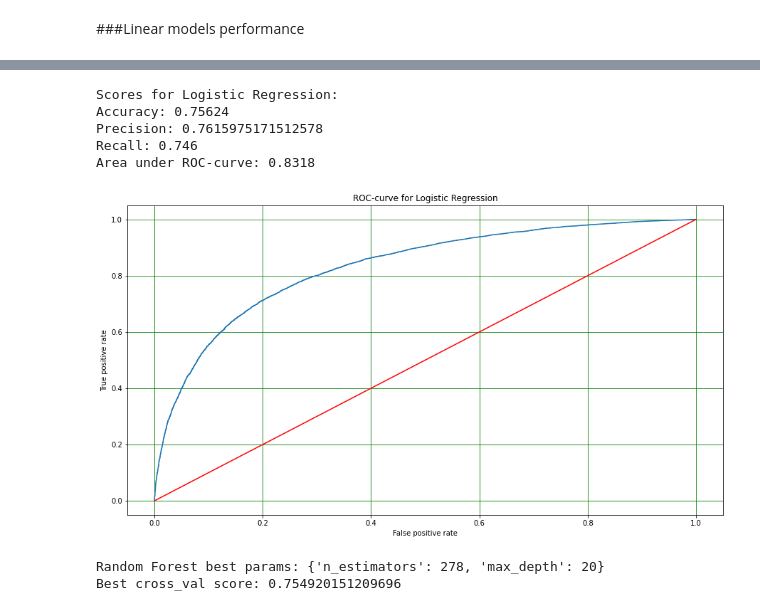
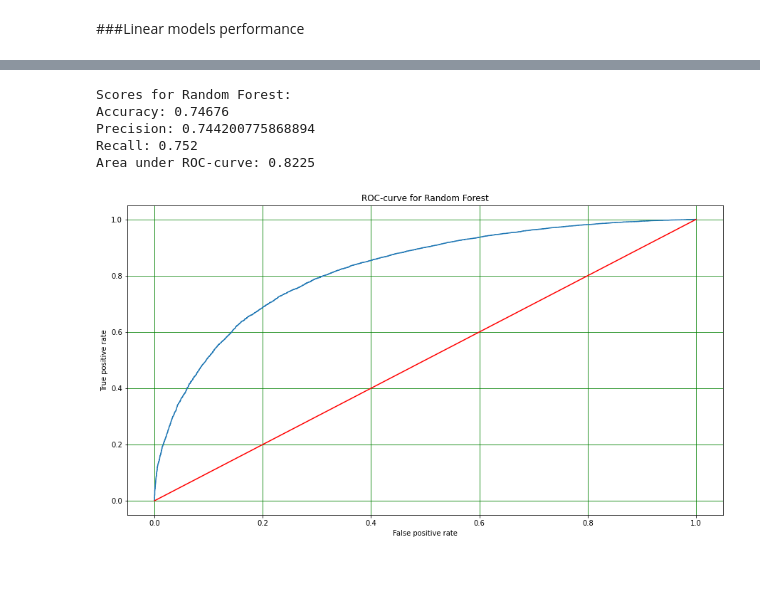
Before and after one commit to ShaAndrey/Course_project, a Jupyter notebook: Report.ipynb, the cells around one changed output, grey strips where cells are left out. Drawn from its saved outputs; the diff is of its cells as text; code cells hidden in the pictures; blank space fills up the shorter version.

```diff
--- a/Report.ipynb
+++ b/Report.ipynb
@@ -129,16 +145,19 @@ from sklearn.metrics import accuracy_score, precision_score, recall_score, roc_c
 from sklearn.model_selection import cross_val_score, RandomizedSearchCV
 # %%
 class EstimatorChecker():
-    def __init__(self, estimator, method_name, X_train, Y_train, X_test, Y_test):
+    def __init__(self, estimator, method_name, X_train, Y_train, X_test, Y_test, verbose=0):
         self.estimator = estimator
         self.method_name = method_name
         self.X_train = X_train
         self.Y_train = Y_train
         self.X_test = X_test
         self.Y_test = Y_test
+        self.verbose = verbose
 
     def fit_to_best_params(self, param_grid):
-        self.searcher = RandomizedSearchCV(self.estimator, param_grid, n_iter=10, cv=3)
+        self.searcher = RandomizedSearchCV(self.estimator, param_grid,
+                                           n_iter=5, cv=3,
+                                           random_state=RANDOM_STATE, verbose=self.verbose)
         self.searcher.fit(self.X_train, self.Y_train)
 
         self.estimator.set_params(**self.searcher.best_params_)
@@ -153,10 +172,15 @@ class EstimatorChecker():
         return self.Y_pred
 
     def print_scores(self):
+        self.scores = [accuracy_score(self.Y_test, self.Y_pred),
+                       precision_score(self.Y_test, self.Y_pred),
+                       recall_score(self.Y_test, self.Y_pred)]
+
         print('Scores for {}:'.format(self.method_name))
-        print('Accuracy: {}'.format(accuracy_score(self.Y_test, self.Y_pred)))
-        print('Precision: {}'.format(precision_score(self.Y_test, self.Y_pred)))
-        print('Recall: {}'.format(recall_score(self.Y_test, self.Y_pred)))
+        print('Accuracy: {}'.format(self.scores[0]))
+        print('Precision: {}'.format(self.scores[1]))
+        print('Recall: {}'.format(self.scores[2]))
+
 
     def plot_roc_curve(self):
         fpr, tpr, _ = roc_curve(self.Y_test,
@@ -167,7 +191,8 @@ class EstimatorChecker():
         plt.ylabel('True positive rate')
         plt.grid(c='g')
         plt.title('ROC-curve for {}'.format(self.method_name))
-        print('Area under ROC-curve: {:1.4f}'.format(auc(fpr, tpr)))
+        self.auc = auc(fpr, tpr)
+        print('Area under ROC-curve: {:1.4f}'.format(self.auc))
         plt.plot(fpr, tpr)
         plt.plot(np.linspace(0, 1, 11), np.linspace(0, 1, 11), 'r')
         plt.show()
@@ -287,9 +617,9 @@ glove.most_similar('kubrick')
 # %%
 glove_mean = EmbeddingMaker(glove, mean_text_embedding)
 # %%
-X_train_mean_glove = glove_mean.get_corpus_embeddings(X_train)
+X_train_mean_glove = get_corpus_embeddings(glove_mean, X_train)
 
-X_test_mean_glove = glove_mean.get_corpus_embeddings(X_test)
+X_test_mean_glove = get_corpus_embeddings(glove_mean, X_test)
 # %% [markdown]
 ###Linear models performance
 # %%
@@ -308,0 +667,12 @@ Best cross_val score: 0.7560402344099524
+# %%
+rf_glove = EstimatorChecker(estimator=RandomForestClassifier(random_state=RANDOM_STATE),
+                            method_name='Random Forest',
+                            X_train=X_train_mean_glove,
+                            Y_train=Y_train,
+                            X_test=X_test_mean_glove,
+                            Y_test=Y_test,
+                            verbose=2
+                          )
+# %%
+rf_glove.fit_to_best_params({'n_estimators' : np.linspace(200, 400, 101).astype(int),
+                             'max_depth' : np.linspace(17, 32, 6).astype(int)})
@@ -309,9 +706,9 @@ Best cross_val score: 0.7560402344099524
 # %%
-log_regr.iterate_and_report()
+rf_glove.iterate_and_report()
 # %% [output]
-Scores for Logistic Regression:
-Accuracy: 0.75624
-Precision: 0.7615975171512578
-Recall: 0.746
-Area under ROC-curve: 0.8318
+Scores for Random Forest:
+Accuracy: 0.74676
+Precision: 0.744200775868894
+Recall: 0.752
+Area under ROC-curve: 0.8225
-[figure, old version]
+[figure, new version]
@@ -325,7 +714,0 @@ rf = EstimatorChecker(estimator=RandomForestClassifier(random_state=1),
-# %%
-rf_param_grid = {'n_estimators' : np.linspace(100, 300, 101).astype(int),
-                 'max_depth' : np.linspace(5, 20, 6).astype(int)}
-rf.fit_to_best_params(rf_param_grid)
-# %% [output]
-Random Forest best params: {'n_estimators': 278, 'max_depth': 20}
-Best cross_val score: 0.754920151209696
```
Also changed, not shown: parts of 85 cells of this notebook.
